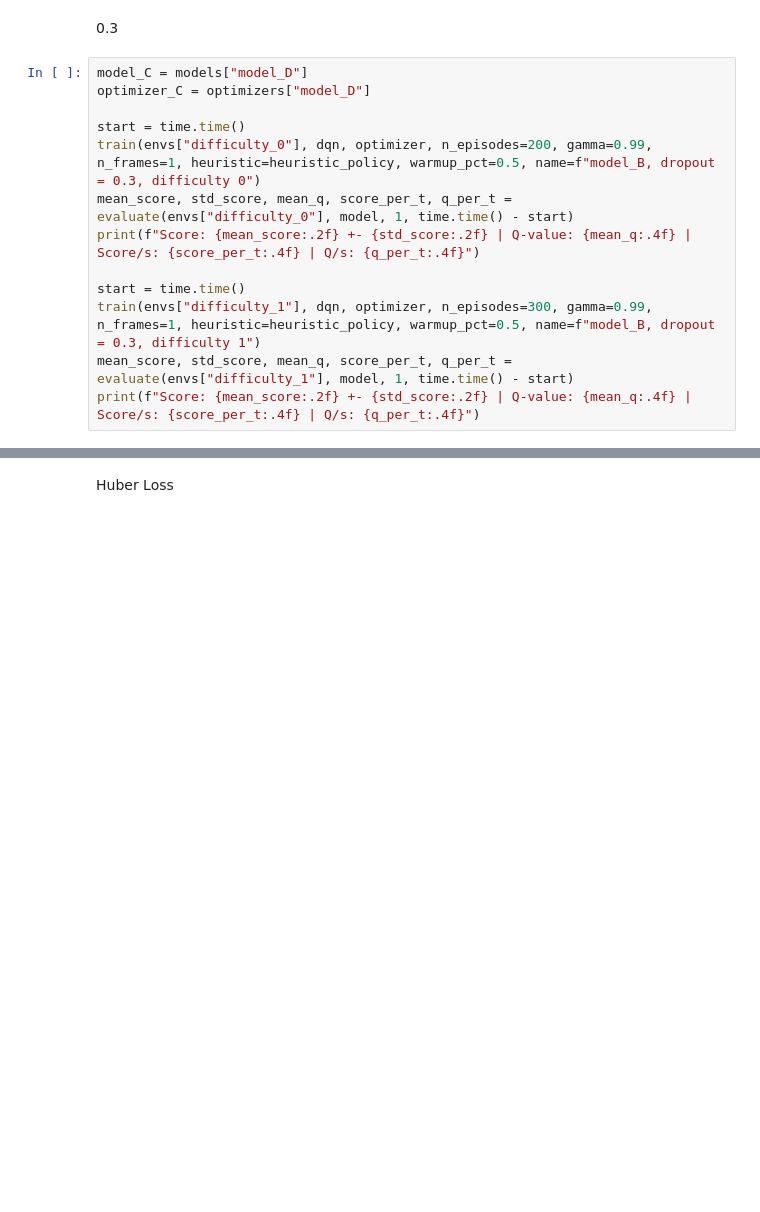
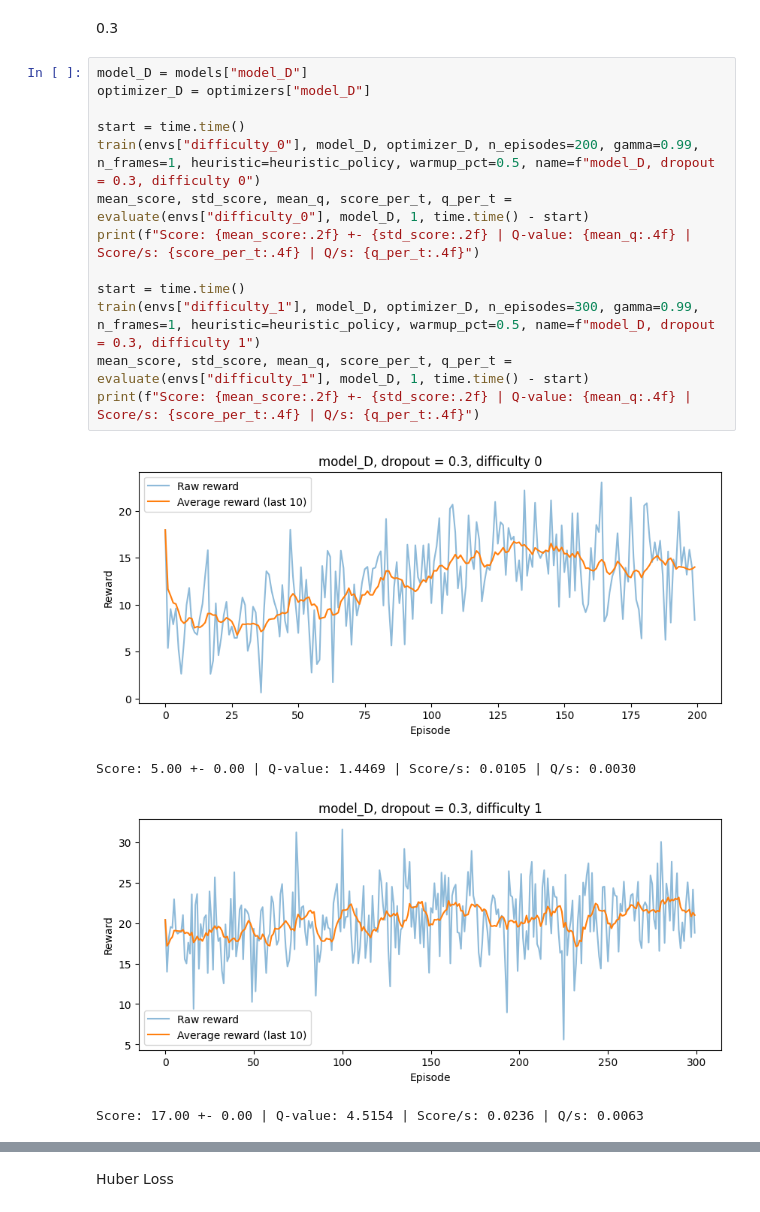
Before and after one commit to rarosilva/DL_Proj2, a Jupyter notebook: tasks/task1.ipynb, the cells around one changed output, grey strips where cells are left out. Drawn from its saved outputs; the diff is of its cells as text; blank space fills up the shorter version.

```diff
--- a/tasks/task1.ipynb
+++ b/tasks/task1.ipynb
@@ -401,15 +408,20 @@ print(f"Score: {mean_score:.2f} +- {std_score:.2f} | Q-value: {mean_q:.4f} | Sco
 # %% [markdown]
 0.3
 # %%
-model_C = models["model_D"]
-optimizer_C = optimizers["model_D"]
+model_D = models["model_D"]
+optimizer_D = optimizers["model_D"]
 
 start = time.time()
-train(envs["difficulty_0"], dqn, optimizer, n_episodes=200, gamma=0.99, n_frames=1, heuristic=heuristic_policy, warmup_pct=0.5, name=f"model_B, dropout = 0.3, difficulty 0")
-mean_score, std_score, mean_q, score_per_t, q_per_t = evaluate(envs["difficulty_0"], model, 1, time.time() - start)
+train(envs["difficulty_0"], model_D, optimizer_D, n_episodes=200, gamma=0.99, n_frames=1, heuristic=heuristic_policy, warmup_pct=0.5, name=f"model_D, dropout = 0.3, difficulty 0")
+mean_score, std_score, mean_q, score_per_t, q_per_t = evaluate(envs["difficulty_0"], model_D, 1, time.time() - start)
 print(f"Score: {mean_score:.2f} +- {std_score:.2f} | Q-value: {mean_q:.4f} | Score/s: {score_per_t:.4f} | Q/s: {q_per_t:.4f}")
 
 start = time.time()
-train(envs["difficulty_1"], dqn, optimizer, n_episodes=300, gamma=0.99, n_frames=1, heuristic=heuristic_policy, warmup_pct=0.5, name=f"model_B, dropout = 0.3, difficulty 1")
-mean_score, std_score, mean_q, score_per_t, q_per_t = evaluate(envs["difficulty_1"], model, 1, time.time() - start)
+train(envs["difficulty_1"], model_D, optimizer_D, n_episodes=300, gamma=0.99, n_frames=1, heuristic=heuristic_policy, warmup_pct=0.5, name=f"model_D, dropout = 0.3, difficulty 1")
+mean_score, std_score, mean_q, score_per_t, q_per_t = evaluate(envs["difficulty_1"], model_D, 1, time.time() - start)
 print(f"Score: {mean_score:.2f} +- {std_score:.2f} | Q-value: {mean_q:.4f} | Score/s: {score_per_t:.4f} | Q/s: {q_per_t:.4f}")
+# %% [output]
+[figure, added]
+Score: 5.00 +- 0.00 | Q-value: 1.4469 | Score/s: 0.0105 | Q/s: 0.0030
+[figure, added]
+Score: 17.00 +- 0.00 | Q-value: 4.5154 | Score/s: 0.0236 | Q/s: 0.0063
```
Also changed, not shown: parts of 12 cells of this notebook.
